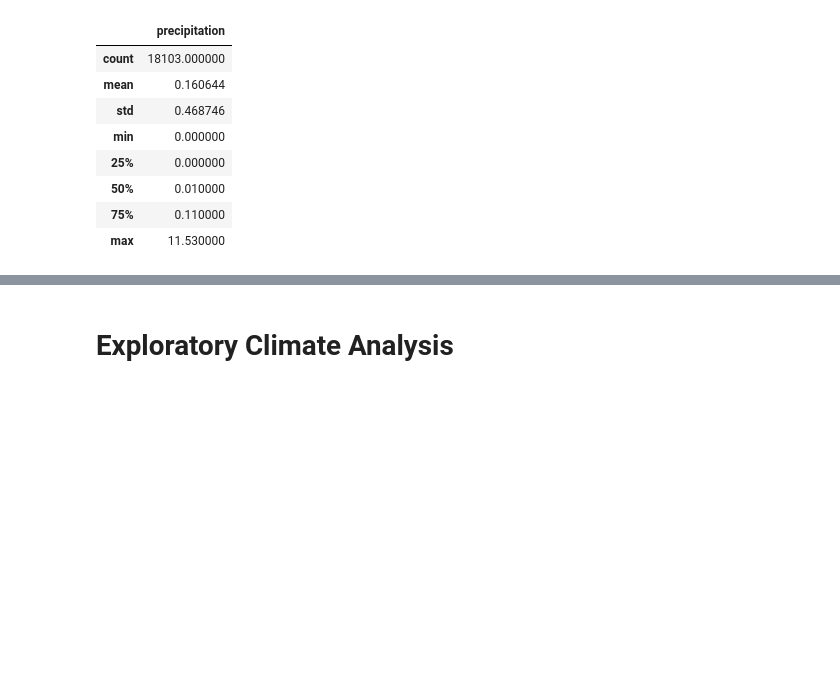
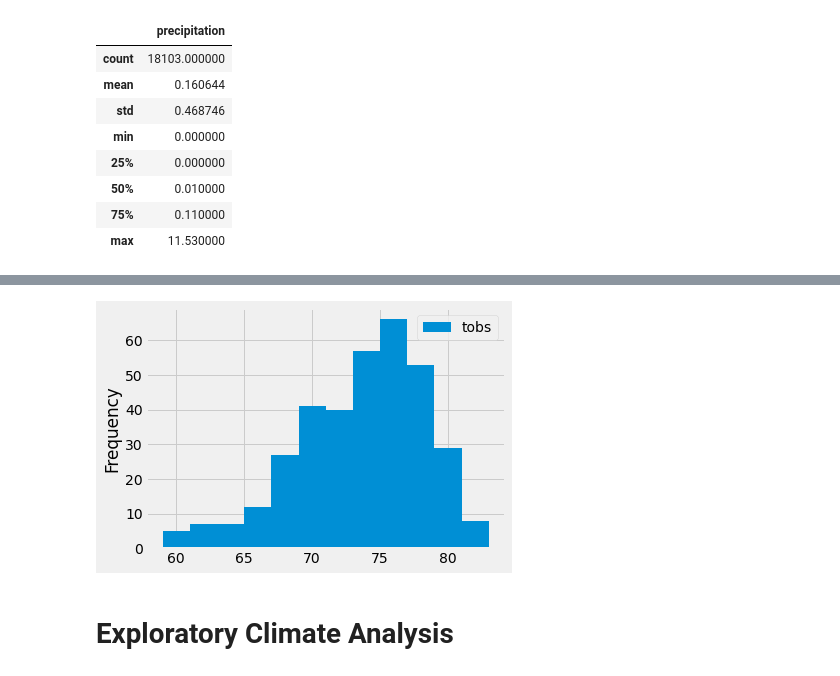
Before and after one commit to rrbauman/surfs_up, a Jupyter notebook: climate_analysis.ipynb, the cells around one changed output, grey strips where cells are left out. Saved outputs shown, nothing was run; the diff lists cells and outputs as text; code cells hidden in the pictures; blank space fills up the shorter version.

```diff
--- a/climate_analysis.ipynb
+++ b/climate_analysis.ipynb
@@ -182,3 +253,8 @@ df.describe()
+# %%
+df.plot.hist(bins=12)
+plt.tight_layout()
+# %% [output]
+[figure, added]
 # %%
 # We can view all of the classes that automap found
 # %%
```
Also changed, not shown: parts of 6 cells of this notebook.
